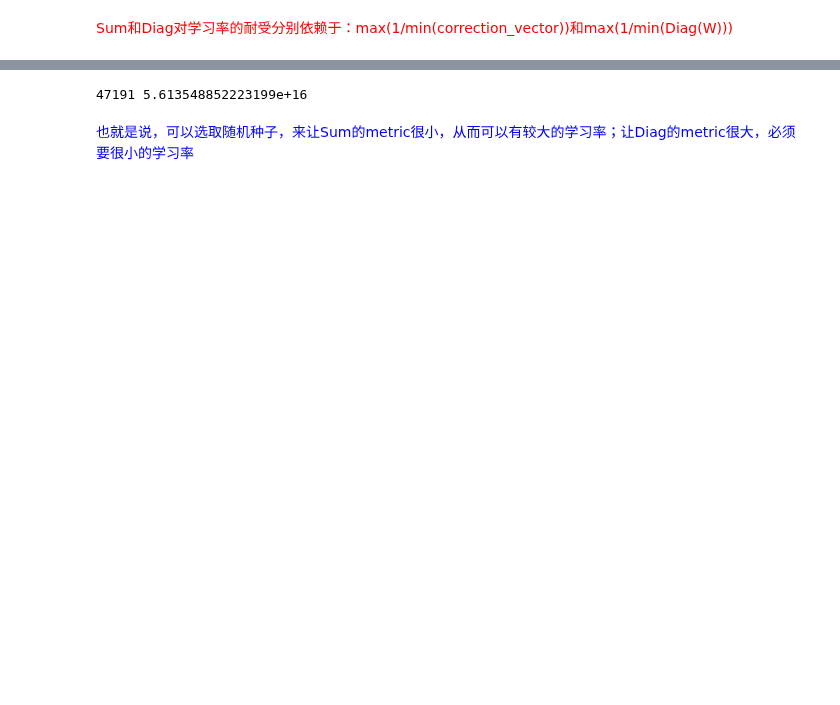
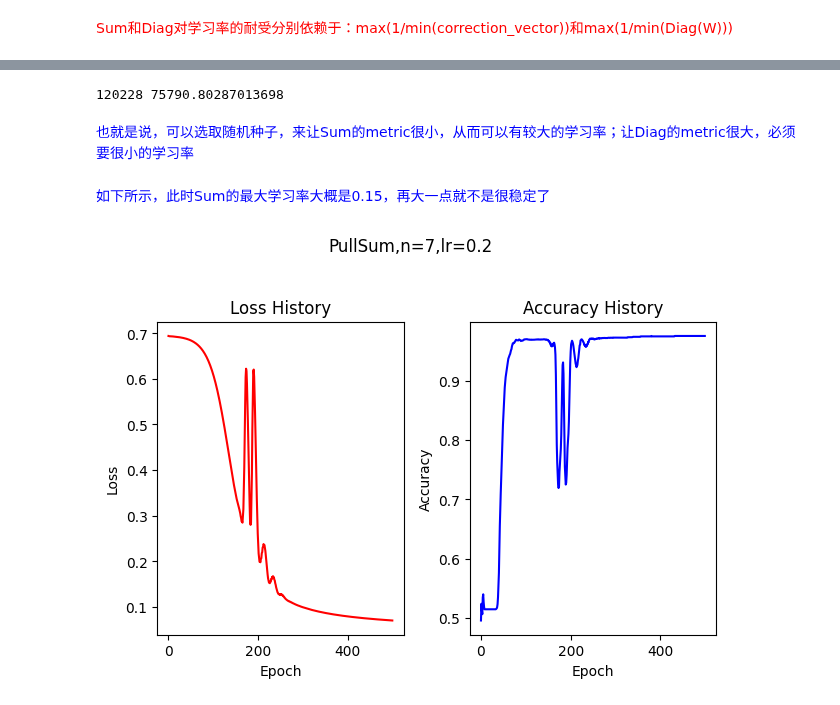
Before and after one commit to Luoxiaogan/PullSum_MNIST, a Jupyter notebook: code/神经网络实验/测试4.ipynb, the cells around one changed output, grey strips where cells are left out. Cells and saved outputs as stored; diff of their text form; code cells hidden in the pictures; blank space fills up the shorter version.

```diff
--- a/code/神经网络实验/测试4.ipynb
+++ b/code/神经网络实验/测试4.ipynb
@@ -47,13 +47,19 @@ S_B是: 102.6932747255178
 # %%
 index,value=0,10
-for i in tqdm(range(40000,100000), desc="Training Progress"):
+for i in tqdm(range(100000,150000), desc="Training Progress"):
     A=get_xinmeng_like_matrix(n,seed=i).T
     epochs=500
     _,__=test_row(A=A,epochs=50,if_plot=False)
-    if __ > value and _ < 4:
+    if __ > value and _ < 2:
         index,value=i,__
 print(index,value)
 # %% [output]
-47191 5.613548852223199e+16
+120228 75790.80287013698
 # %% [markdown]
 <font color=blue>也就是说，可以选取随机种子，来让Sum的metric很小，从而可以有较大的学习率；让Diag的metric很大，必须要很小的学习率</font>
+# %% [markdown]
+<font color=blue>如下所示，此时Sum的最大学习率大概是0.15，再大一点就不是很稳定了</font>
+# %%
+l3,a3=train_PullSum(n=n,d=d,A=A,B=B,seed_for_model=49,criterion=nn.BCELoss(),epochs=epochs,lr=(0.2/n))
+# %% [output]
+[figure, added]
```
Also changed, not shown: parts of 26 cells of this notebook.
